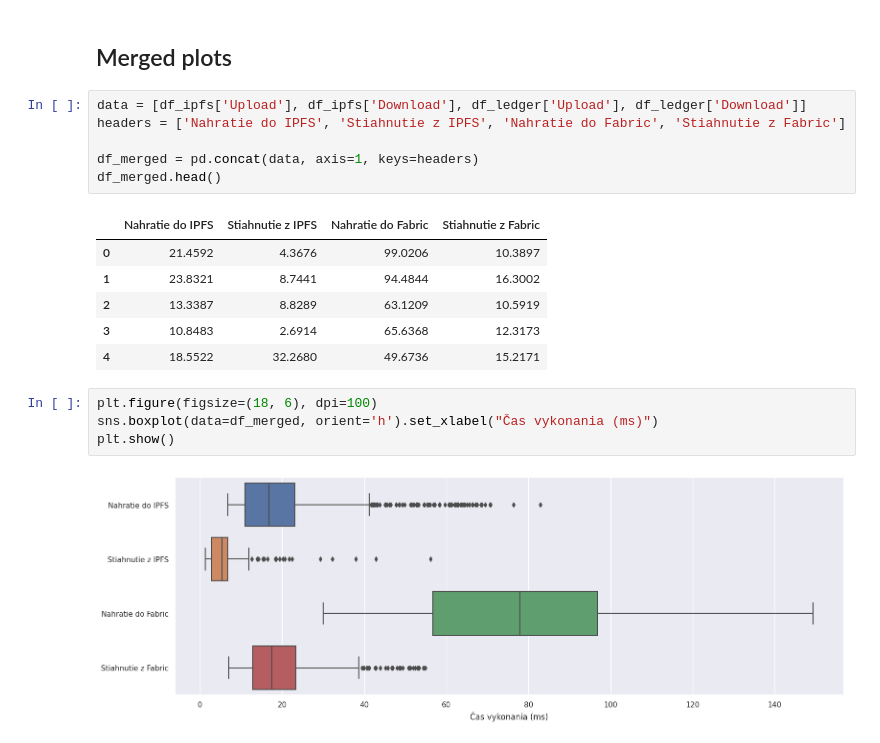
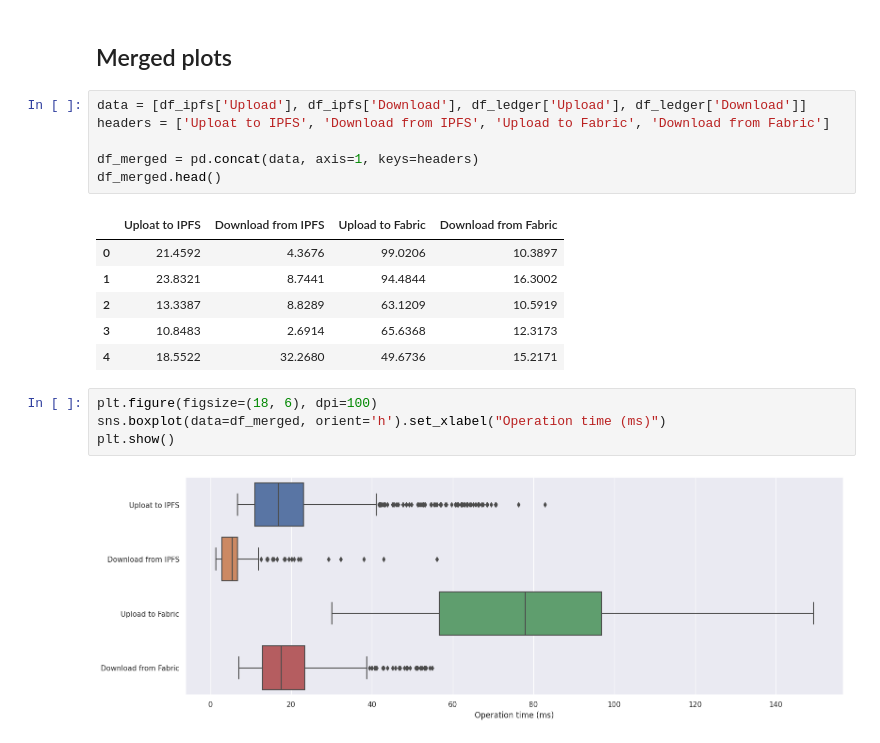
Before and after one commit to fiit-ba/blockchain-transparent-review-system, a Jupyter notebook: testing/dp_plots.ipynb, the cells around one changed output. Drawn from its saved outputs; the diff is of its cells as text.

Commit message:
--remove SK plots

```diff
--- a/testing/dp_plots.ipynb
+++ b/testing/dp_plots.ipynb
@@ -211,12 +151,12 @@ plt.show()
 ## Merged plots
 # %%
 data = [df_ipfs['Upload'], df_ipfs['Download'], df_ledger['Upload'], df_ledger['Download']]
-headers = ['Nahratie do IPFS', 'Stiahnutie z IPFS', 'Nahratie do Fabric', 'Stiahnutie z Fabric']
+headers = ['Uploat to IPFS', 'Download from IPFS', 'Upload to Fabric', 'Download from Fabric']
 
 df_merged = pd.concat(data, axis=1, keys=headers)
 df_merged.head()
 # %% [output]
-|  | Nahratie do IPFS | Stiahnutie z IPFS | Nahratie do Fabric | Stiahnutie z Fabric |
+|  | Uploat to IPFS | Download from IPFS | Upload to Fabric | Download from Fabric |
 | 0 | 21.4592 | 4.3676 | 99.0206 | 10.3897 |
 | 1 | 23.8321 | 8.7441 | 94.4844 | 16.3002 |
 | 2 | 13.3387 | 8.8289 | 63.1209 | 10.5919 |
@@ -224,7 +164,7 @@ df_merged.head()
 | 4 | 18.5522 | 32.2680 | 49.6736 | 15.2171 |
 # %%
 plt.figure(figsize=(18, 6), dpi=100)
-sns.boxplot(data=df_merged, orient='h').set_xlabel("Čas vykonania (ms)")
+sns.boxplot(data=df_merged, orient='h').set_xlabel("Operation time (ms)")
 plt.show()
 # %% [output]
-[figure, old version]
+[figure, new version]
```
Also changed, not shown: parts of 15 cells of this notebook.
